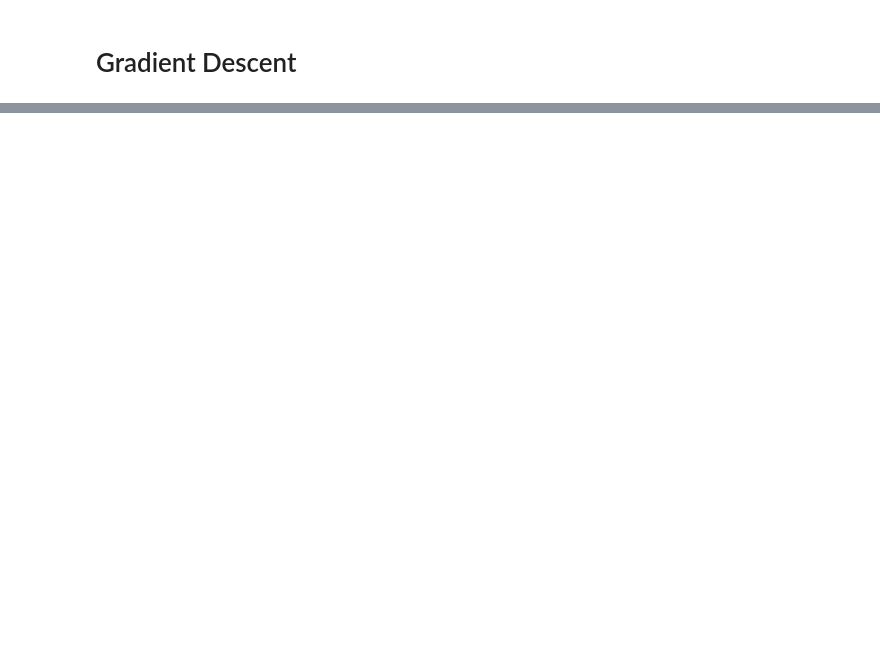
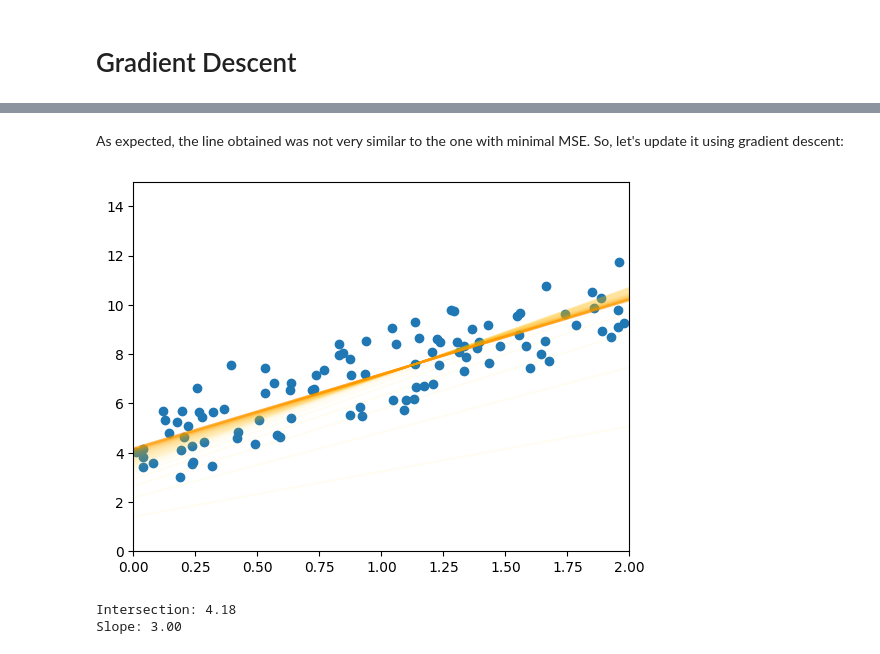
Before and after one commit to davidterroso/ML, a Jupyter notebook: prediction.ipynb, the cells around one changed output, grey strips where cells are left out. Drawn from its saved outputs; the diff is of its cells as text; code cells hidden in the pictures; blank space fills up the shorter version.

```diff
--- a/prediction.ipynb
+++ b/prediction.ipynb
@@ -154,0 +176,34 @@ $$ \theta_{i}^{*} = \theta_{i} - \alpha \cdot \frac{\partial MSE}{\partial \thet
+# %% [markdown]
+As expected, the line obtained was not very similar to the one with minimal MSE. So, let's update it using gradient descent:
+# %%
+import matplotlib as mpl
+
+learning_rate = 0.1
+n_iterations = 100
+changing_theta = random_theta
+m = X_.shape[0]
+
+X_preview = np.array([[0], [2]])
+X_preview_ = np.c_[np.ones((2, 1)), X_preview]
+
+color_emotions_waves = mpl.colormaps["Wistia"](np.linspace(.4, .8, n_iterations))
+
+plt.axis([0,2, 0,15])
+plt.scatter(X, y)
+
+for iteration in range(n_iterations):
+    y_pred = X_.dot(changing_theta)
+    gradients = (2 / m) * X_.T.dot(y_pred - y)
+    changing_theta -= learning_rate * gradients
+
+    y_predict_preview = X_preview_.dot(changing_theta)
+    plt.plot(X_preview, y_predict_preview, color=color_emotions_waves[iteration], alpha=0.05)
+
+plt.show()
+
+print(f"Intersection: {changing_theta[0][0]:.2f}")
+print(f"Slope: {changing_theta[1][0]:.2f}")
+# %% [output]
+[figure, added]
+Intersection: 4.18
+Slope: 3.00
```
Also changed, not shown: parts of 7 cells of this notebook.
